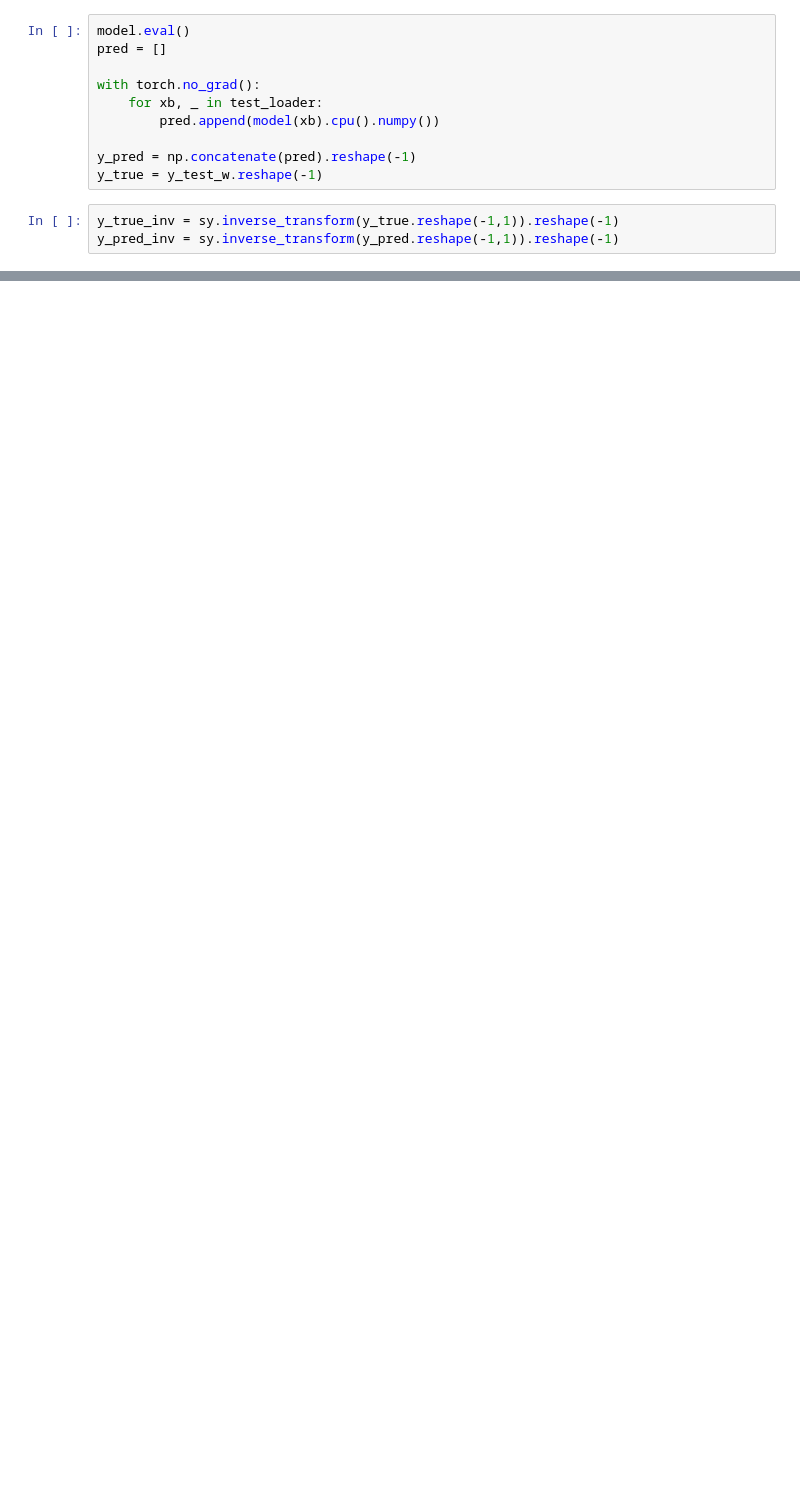
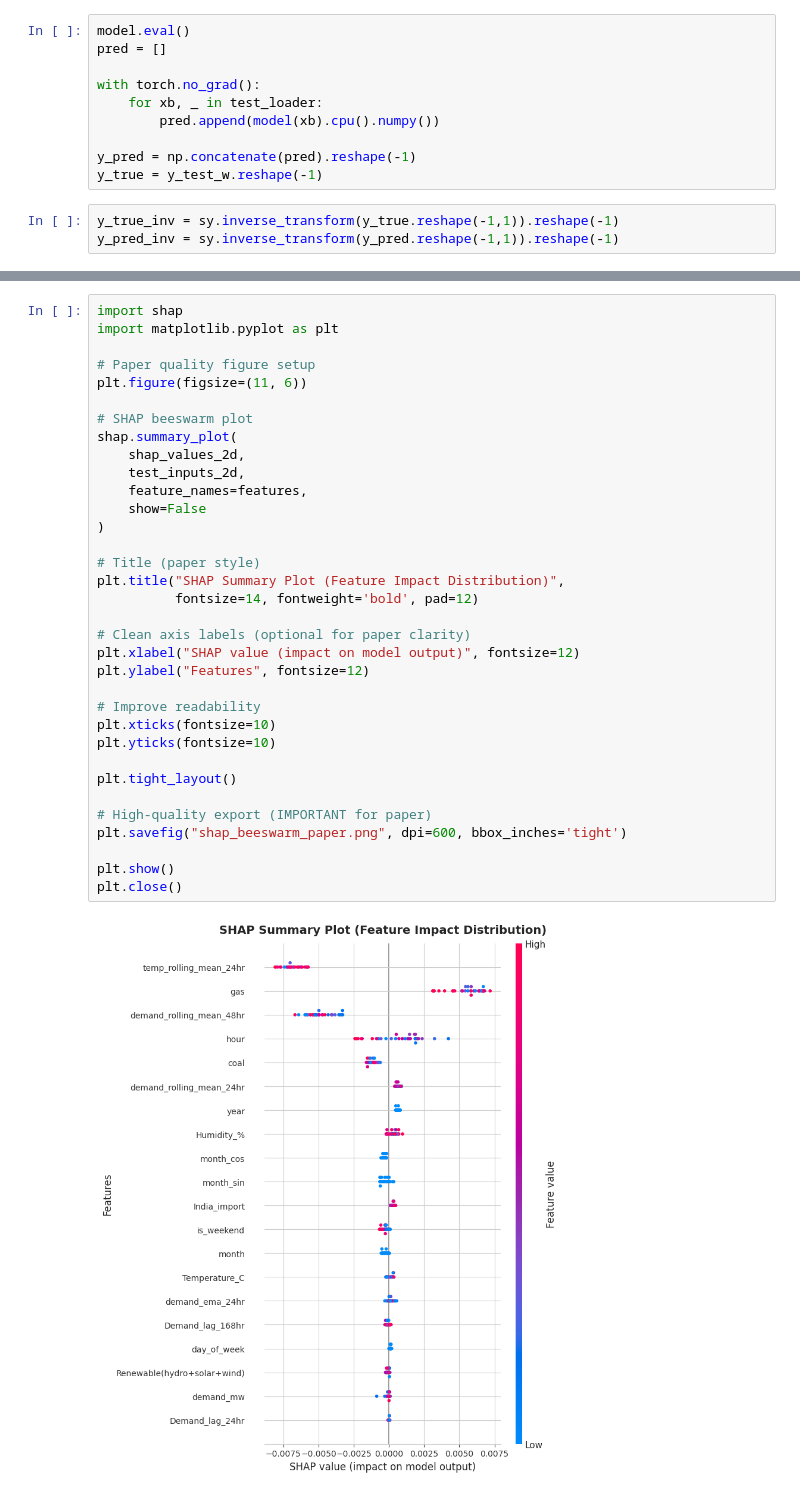
Before and after one commit to Joydas2003/Electrical-Load-Forcasting-Ml, a Jupyter notebook: Machine Learning Based short term Electrical Load Forcasting.ipynb, the cells around one changed output, grey strips where cells are left out. Saved outputs shown, nothing was run; the diff lists cells and outputs as text; blank space fills up the shorter version.

```diff
--- a/Machine Learning Based short term Electrical Load Forcasting.ipynb
+++ b/Machine Learning Based short term Electrical Load Forcasting.ipynb
@@ -1877,0 +2033,36 @@ plt.savefig('model_name.pdf', bbox_inches='tight')
+# %%
+import shap
+import matplotlib.pyplot as plt
+
+# Paper quality figure setup
+plt.figure(figsize=(11, 6))
+
+# SHAP beeswarm plot
+shap.summary_plot(
+    shap_values_2d,
+    test_inputs_2d,
+    feature_names=features,
+    show=False
+)
+
+# Title (paper style)
+plt.title("SHAP Summary Plot (Feature Impact Distribution)",
+          fontsize=14, fontweight='bold', pad=12)
+
+# Clean axis labels (optional for paper clarity)
+plt.xlabel("SHAP value (impact on model output)", fontsize=12)
+plt.ylabel("Features", fontsize=12)
+
+# Improve readability
+plt.xticks(fontsize=10)
+plt.yticks(fontsize=10)
+
+plt.tight_layout()
+
+# High-quality export (IMPORTANT for paper)
+plt.savefig("shap_beeswarm_paper.png", dpi=600, bbox_inches='tight')
+
+plt.show()
+plt.close()
+# %% [output]
+[figure, added]
```
Also changed, not shown: parts of 38 cells of this notebook.
